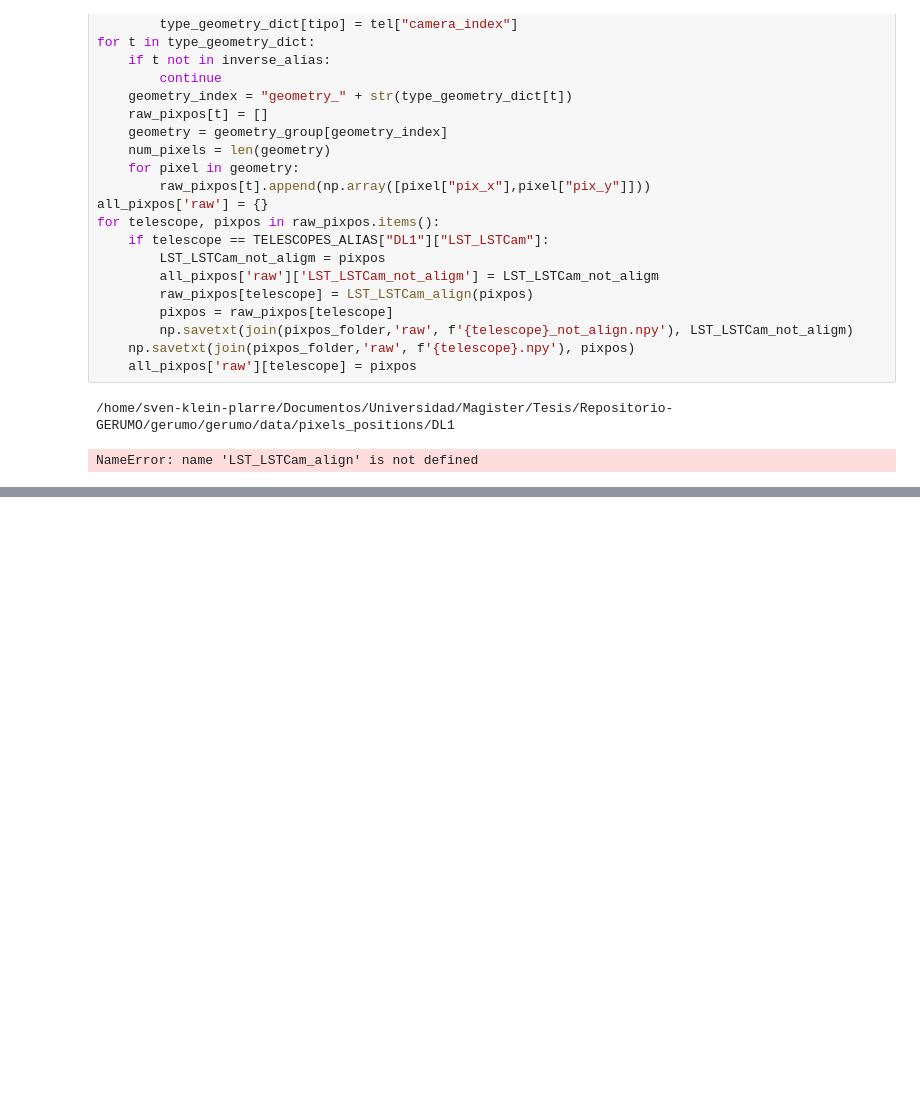
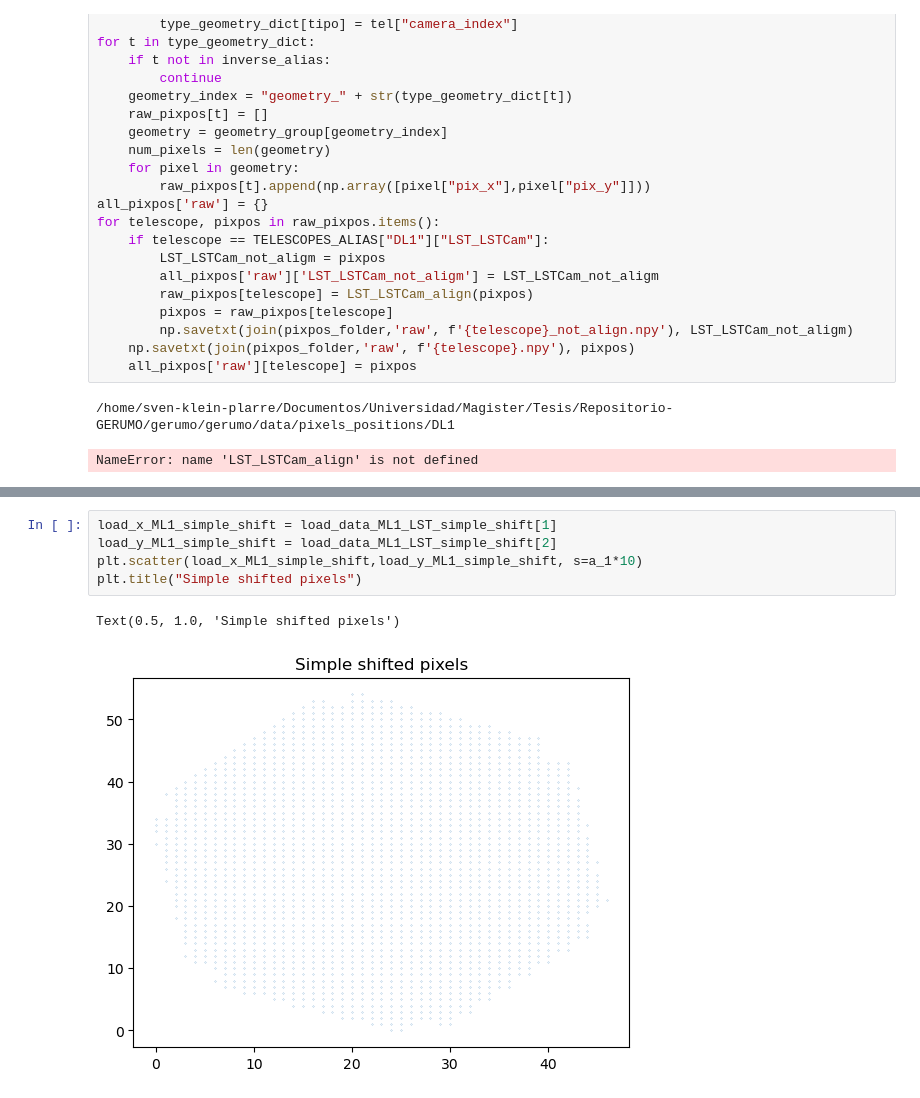
Before and after one commit to maray/gerumo, a Jupyter notebook: notebooks/Test_Sven_preprocesing.ipynb, the cells around one changed output, grey strips where cells are left out. Cells and saved outputs as stored; diff of their text form; blank space fills up the shorter version.

```diff
--- a/notebooks/Test_Sven_preprocesing.ipynb
+++ b/notebooks/Test_Sven_preprocesing.ipynb
@@ -477,0 +503,8 @@ plt.scatter(load_x,load_y, s=a_1*10)
+# %%
+load_x_ML1_simple_shift = load_data_ML1_LST_simple_shift[1]
+load_y_ML1_simple_shift = load_data_ML1_LST_simple_shift[2]
+plt.scatter(load_x_ML1_simple_shift,load_y_ML1_simple_shift, s=a_1*10)
+plt.title("Simple shifted pixels")
+# %% [output]
+Text(0.5, 1.0, 'Simple shifted pixels')
+[figure, added]
```
Also changed, not shown: parts of 14 cells of this notebook, 32 other files.
